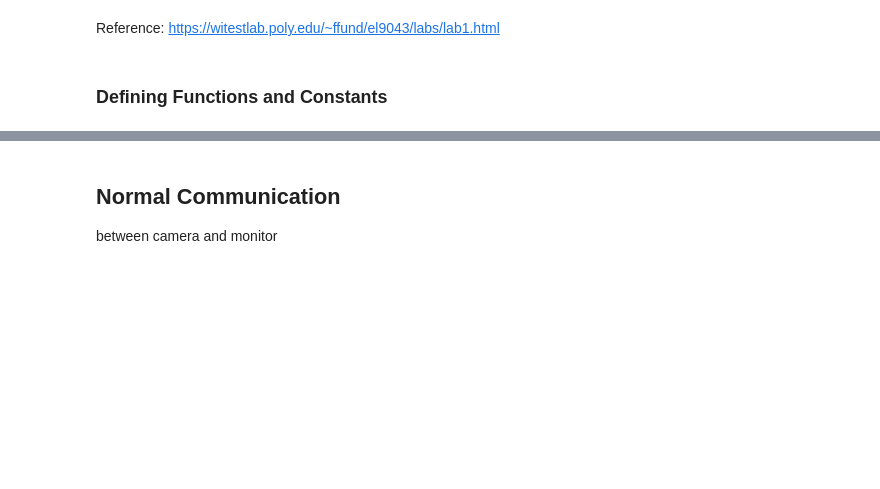
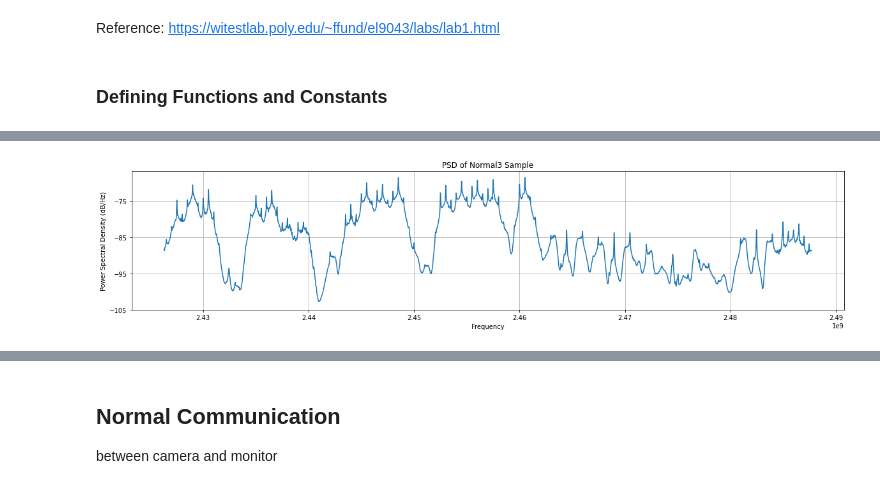
Before and after one commit to thetaspirit/sdr-capture-analysis, a Jupyter notebook: Capture Analysis.ipynb, the cells around one changed output, grey strips where cells are left out. Saved outputs shown, nothing was run; the diff lists cells and outputs as text; code cells hidden in the pictures; blank space fills up the shorter version.

```diff
--- a/Capture Analysis.ipynb
+++ b/Capture Analysis.ipynb
@@ -41,0 +48,4 @@ def plotConstellation(dat):
+# %%
+plotPSD(loadData(f"{TARGET_DIR}normal3"), "PSD of Normal3 Sample", 2.457e9)
+# %% [output]
+[figure, added]
```
Also changed, not shown: parts of 8 cells of this notebook, 1 other file.
